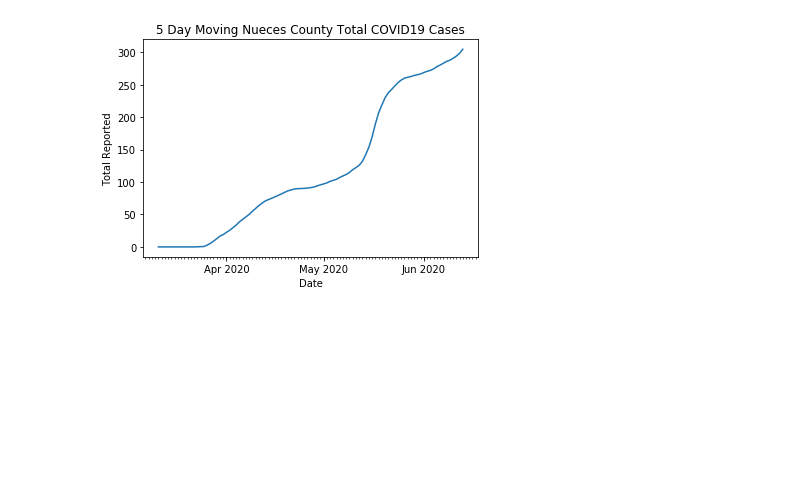
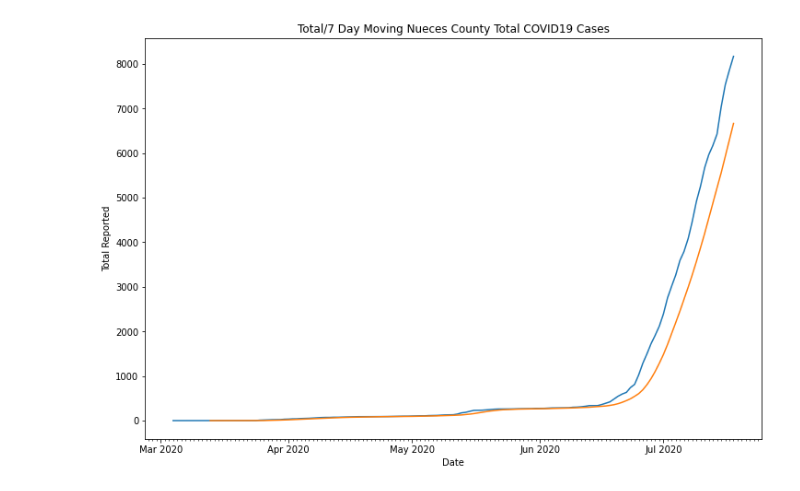
Before and after one commit to ldhagen/Texas_Covid_Data_Notebook, a Jupyter notebook: Nueces_Total_Graph.ipynb, the cells around one changed output. Drawn from its saved outputs; the diff is of its cells as text; code cells hidden in the pictures; blank space fills up the shorter version.

```diff
--- a/Nueces_Total_Graph.ipynb
+++ b/Nueces_Total_Graph.ipynb
@@ -22,6 +22,8 @@ for x in b:
 dated_df = pd.DataFrame(dated_dict.items(), columns=['Date', 'Total Cases'])
 # %%
 c = dated_df.set_index('Date')
+# %%
+c_7day_moving = c.rolling(7).mean().shift()
 # %%
 import datetime
 import matplotlib.dates as mdates
@@ -61,18 +61,20 @@ c
 # %%
 months = mdates.MonthLocator()
 days = mdates.DayLocator()
 timeFmt = mdates.DateFormatter('%b %Y')
 fig, ax = plt.subplots()
+fig.set_size_inches(12,8)
 ax.xaxis.set_major_locator(months)
 ax.xaxis.set_major_formatter(timeFmt)
 ax.xaxis.set_minor_locator(days)
 plt.xlabel('Date',color='black')
 plt.ylabel('Total Reported',color='black')
-plt.plot(c_5day_moving)
-plt.title('5 Day Moving Nueces County Total COVID19 Cases')
+plt.plot(c)
+plt.plot(c_7day_moving)
+plt.title('Total/7 Day Moving Nueces County Total COVID19 Cases')
 plt.savefig('NuecesTotalMoving.png')
 # %% [output]
-[figure, old version]
+[figure, new version]
 # %%
 x = c.diff(periods = 1)
 # %%
```
Also changed, not shown: parts of 7 cells of this notebook, 8 other files.
